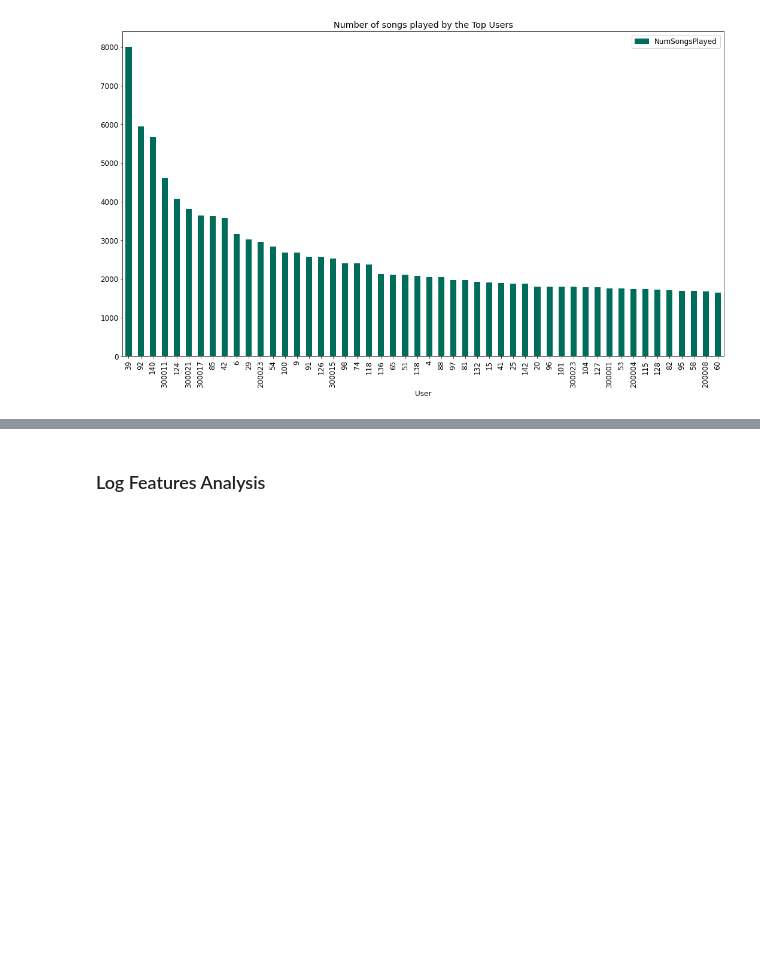
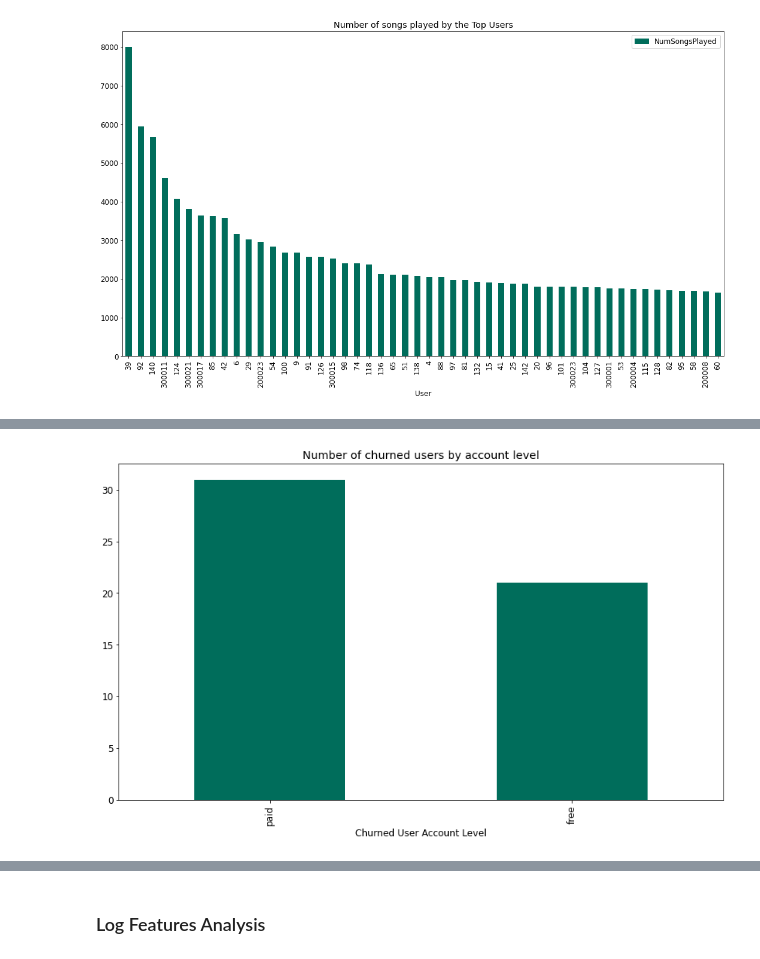
Before and after one commit to isakkabir/isakkabir-Customer-Churn-Prediction-Music-Streaming, a Jupyter notebook: CustomeChurnPrediction.ipynb, the cells around one changed output, grey strips where cells are left out. Saved outputs shown, nothing was run; the diff lists cells and outputs as text; code cells hidden in the pictures; blank space fills up the shorter version.

```diff
--- a/CustomeChurnPrediction.ipynb
+++ b/CustomeChurnPrediction.ipynb
@@ -364,0 +374,7 @@ df = df.withColumn("userCity", delete_space("userCity"))
+# %%
+churn_df.toPandas()['level'].value_counts().plot(kind='bar',color = '#006d5b', figsize=(14,8))
+plt.xlabel('Churned User Account Level')
+plt.title('Number of churned users by account level')
+plt.show()
+# %% [output]
+[figure, added]
```
Also changed, not shown: parts of 6 cells of this notebook.
